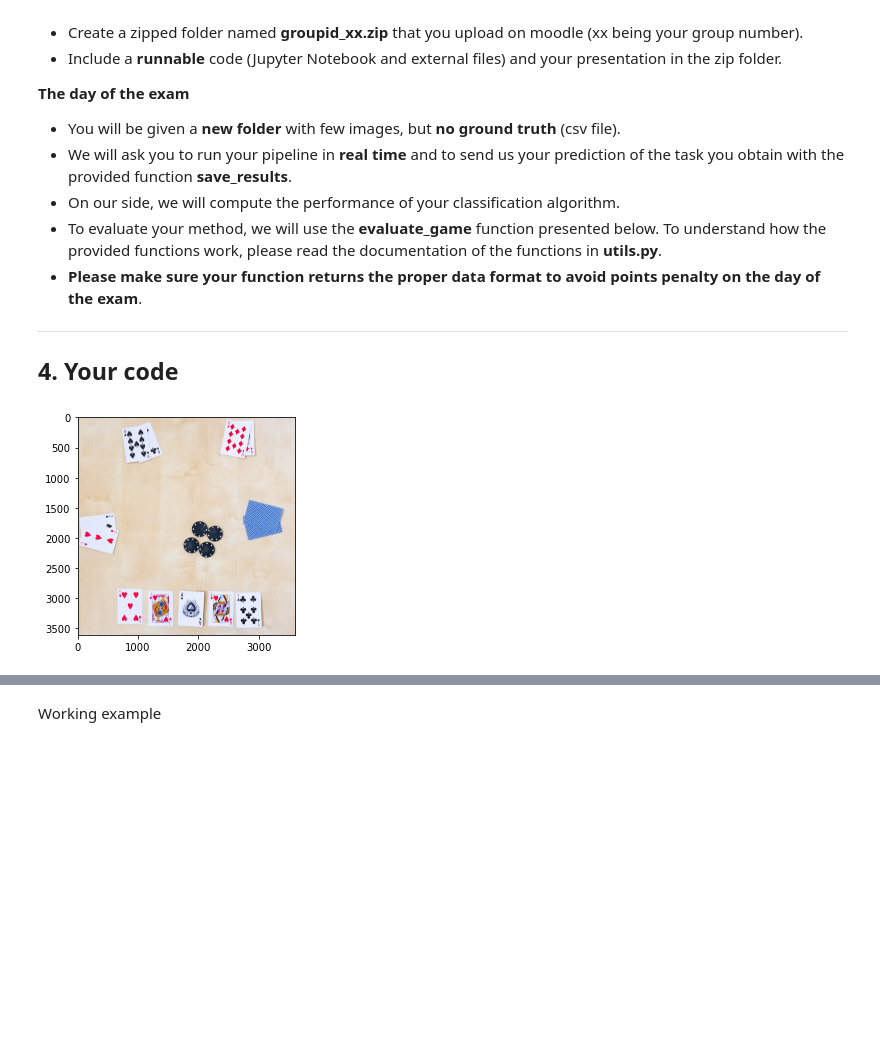
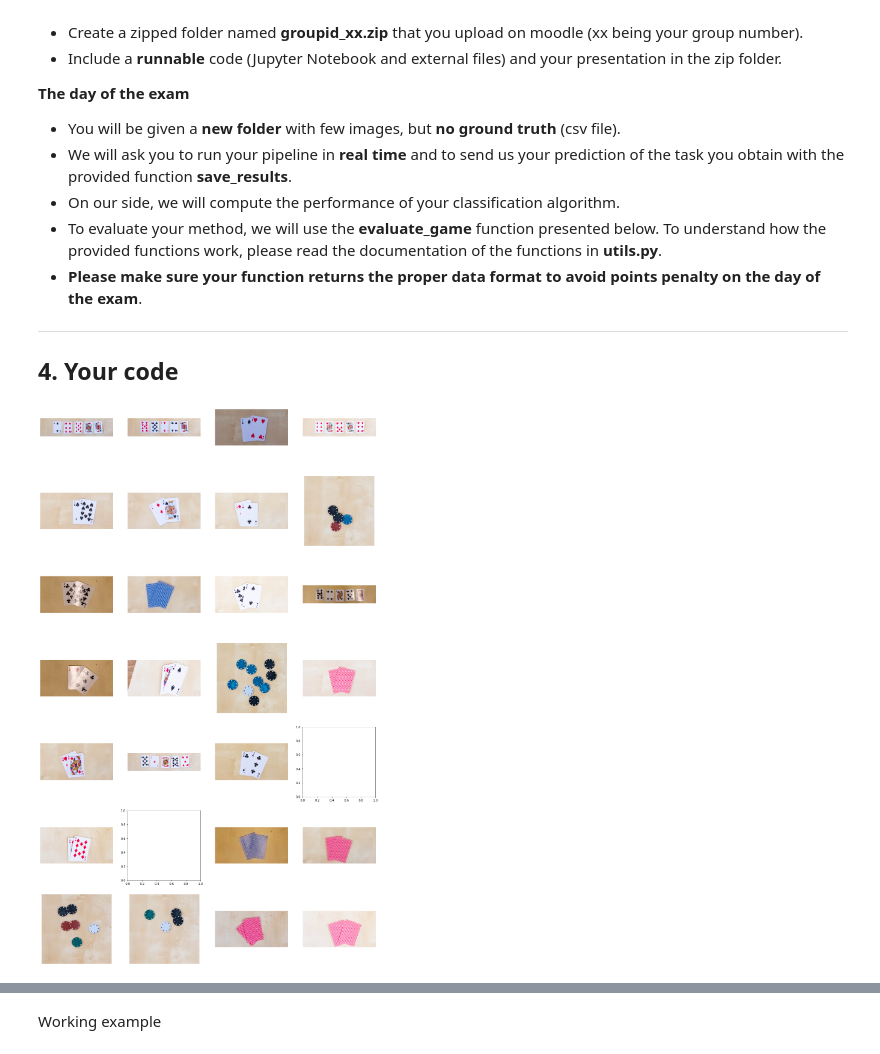
Before and after one commit to fraborg99/Iapr_final_project, a Jupyter notebook: project.ipynb, the cells around one changed output, grey strips where cells are left out. Saved outputs shown, nothing was run; the diff lists cells and outputs as text; code cells hidden in the pictures; blank space fills up the shorter version.

Commit message:
Artu + Fra deskew and segment photos (TO BE FIXED FRA)

```diff
--- a/project.ipynb
+++ b/project.ipynb
@@ -255,8 +255,7 @@ def deskew(file):
     im = skimage.io.imread(file)
     color = cv2.imread(file, cv2.IMREAD_COLOR)
     hull, edges, contours = plot(im)
-    corn = np.array(corners(hull, im)) - np.tile(np.array([0,100]), (4, 1))
-
+    corn = corners(hull, im) - np.tile(np.array([0,100]), (4, 1))
     intersect_pts = cyclic_intersection_pts(corn)
 
     contours, hierarchy = cv2.findContours(edges, cv2.RETR_EXTERNAL, cv2.CHAIN_APPROX_SIMPLE)
@@ -273,46 +272,6 @@ def deskew(file):
     # Get the transform
     m = cv2.getPerspectiveTransform(np.float32(intersect_pts), np.float32(dstPts))
     # Transform the image
-
-    out = cv2.warpPerspective(im, m, (int(width), int(width)))
-
+    out = cv2.warpPerspective(im, m, (int(width), int(width))) #substitute color to im to save pics
     #return deskewd img
     return out
-
-
-#     out = cv2.warpPerspective(color, m, (int(width), int(width)))
-# %%
-#PROBLEMS TO BE SOLVED:
-# - train_13 cannot well recognize corners ---> deskewing fucks it up
-
-
-# - train_19:
-#----> 6     corn = np.array(corners(hull, im)) - np.tile(np.array([0,100]), (4, 1))
-
-#      27         if len(np.array(corners)[left]) != 2:
-#      28             rem = np.argmax([x[0] for x in np.array(corners)[left]])
-# ---> 29             corners.remove(corners[rem])
-
-# ValueError: The truth value of an array with more than one element is ambiguous. Use a.any() or a.all()
-
-
-# - train_21:
-# ----> 6     corn = np.array(corners(hull, im)) - np.tile(np.array([0,100]), (4, 1))
-
-# ValueError: operands could not be broadcast together with shapes (3,2) (4,2)
-#--> IT MEANS IT'S REMOVING TOO MANY CORNERS AND IT'S LEFT WITH JUST 3 INSTEAD OF 4
-
-path_data = "data/train"
-path_save = "data/output"
-img_name = "train_"
-
-for i in [20]:
-    file = os.path.join(path_data, img_name+str(i).zfill(2)+".jpg")
-    file_save = os.path.join(path_save, img_name+str(i).zfill(2)+"_DESKEWED.jpg")
-
-    out = deskew(file)
-
-
-    plt.imshow(out)
-# %% [output]
-[figure, removed]
@@ -318,0 +299,27 @@ for i in [20]:
+# %%
+path_data = "data/train"
+img_name = "train_"
+
+# test cut sections
+n = 28
+k = 4
+rows = math.ceil(n/4)
+fig, axs = plt.subplots(rows, 4 ,figsize=(20,5*rows))
+
+for i in range(n):
+    if i in [19,21]:
+        continue
+    file = os.path.join(path_data, img_name+str(i).zfill(2)+".jpg")
+    out = deskew(file)
+    pl1, pl2, pl3, pl4, table, fiches = area_partition(out)
+    allplayers = [pl1, pl2, pl3, pl4, table, fiches]
+
+    row = i//4
+    col = i%4
+
+    axs[row, col].imshow(allplayers[np.random.randint(0, 6)])
+    axs[row, col].axis('off')
+
+fig.subplots_adjust(wspace=None, hspace=None)
+# %% [output]
+[figure, added]
```
Also changed, not shown: parts of 5 cells of this notebook, 1 other file.
